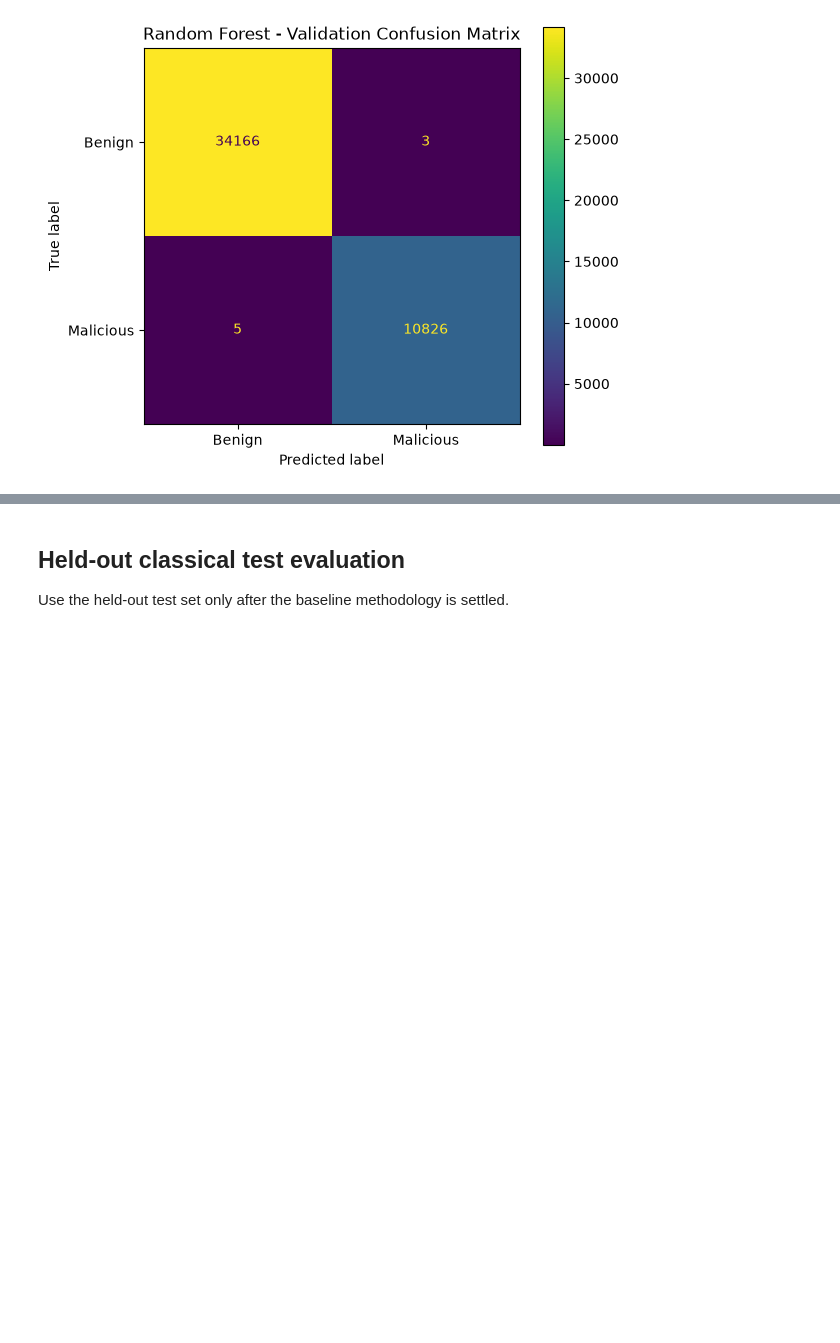
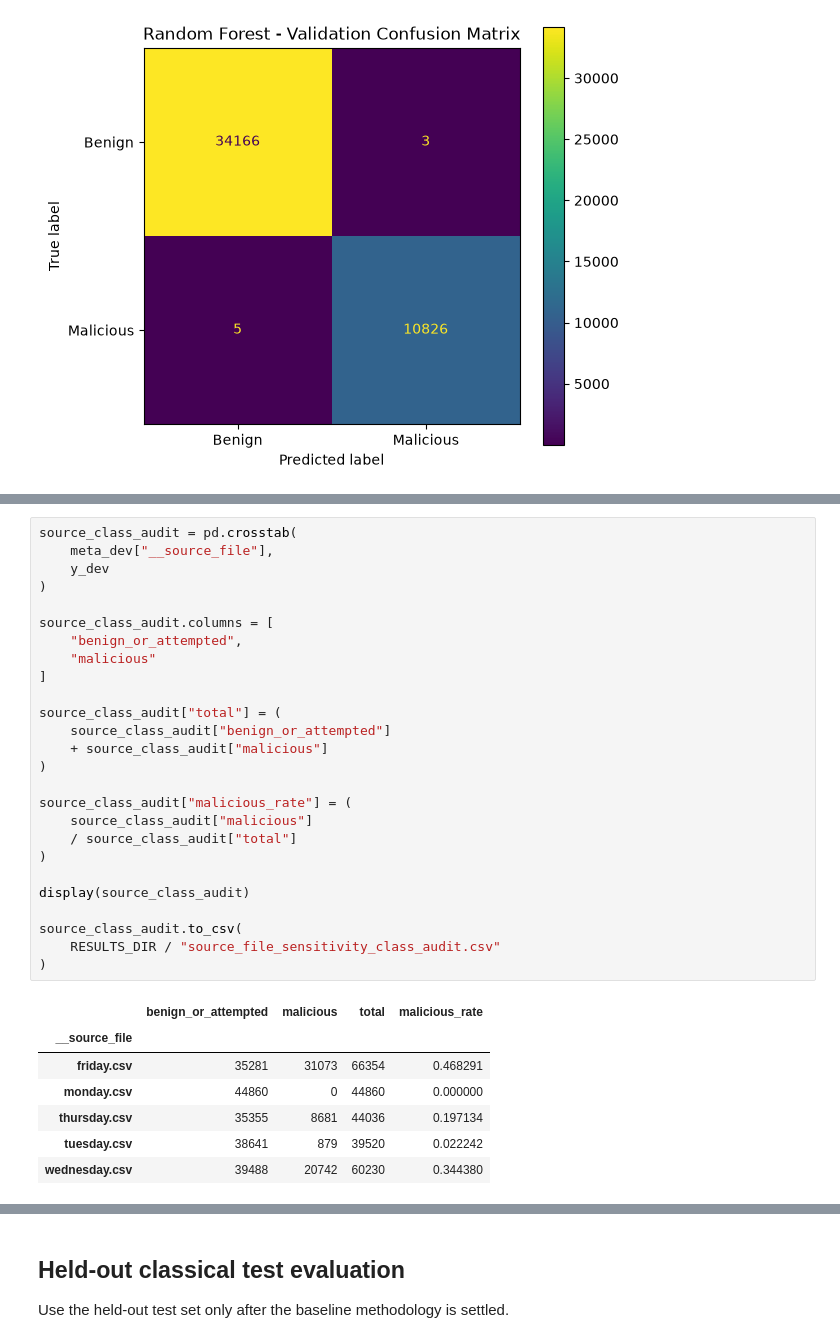
Before and after one commit to OOdunsi/Exploring-Quantum-Computing---CICIDS2017-Dataset-Test, a Jupyter notebook: notebooks/01_cicids2017_classical_baseline_v2.ipynb, the cells around one changed output, grey strips where cells are left out. Drawn from its saved outputs; the diff is of its cells as text; blank space fills up the shorter version.

```diff
--- a/notebooks/01_cicids2017_classical_baseline_v2.ipynb
+++ b/notebooks/01_cicids2017_classical_baseline_v2.ipynb
@@ -1179,0 +1220,34 @@ plt.show()
+# %%
+source_class_audit = pd.crosstab(
+    meta_dev["__source_file"],
+    y_dev
+)
+
+source_class_audit.columns = [
+    "benign_or_attempted",
+    "malicious"
+]
+
+source_class_audit["total"] = (
+    source_class_audit["benign_or_attempted"]
+    + source_class_audit["malicious"]
+)
+
+source_class_audit["malicious_rate"] = (
+    source_class_audit["malicious"]
+    / source_class_audit["total"]
+)
+
+display(source_class_audit)
+
+source_class_audit.to_csv(
+    RESULTS_DIR / "source_file_sensitivity_class_audit.csv"
+)
+# %% [output]
+|  | benign_or_attempted | malicious | total | malicious_rate |
+| __source_file |  |  |  |  |
+| friday.csv | 35281 | 31073 | 66354 | 0.468291 |
+| monday.csv | 44860 | 0 | 44860 | 0.000000 |
+| thursday.csv | 35355 | 8681 | 44036 | 0.197134 |
+| tuesday.csv | 38641 | 879 | 39520 | 0.022242 |
+| wednesday.csv | 39488 | 20742 | 60230 | 0.344380 |
```
Also changed, not shown: parts of 12 cells of this notebook.
